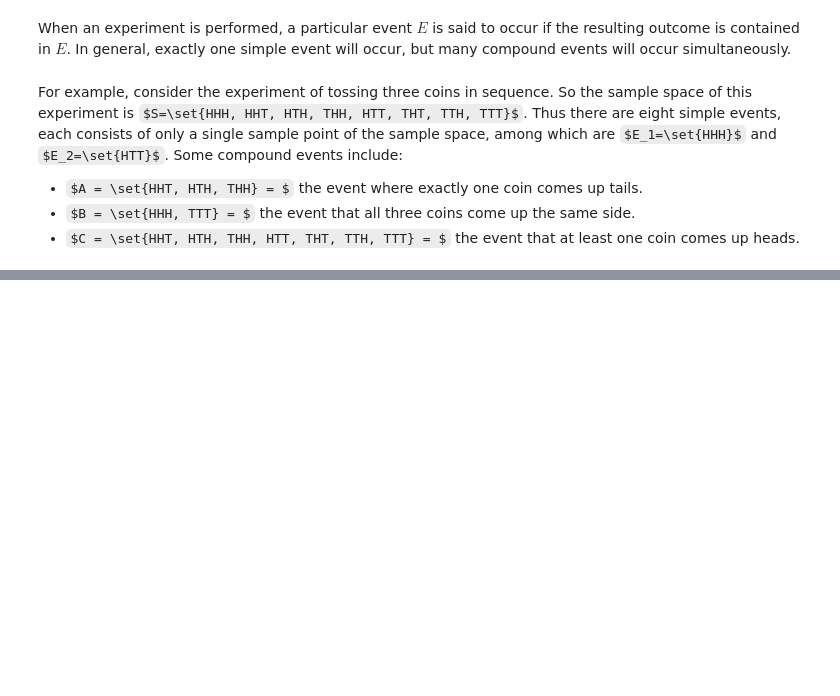
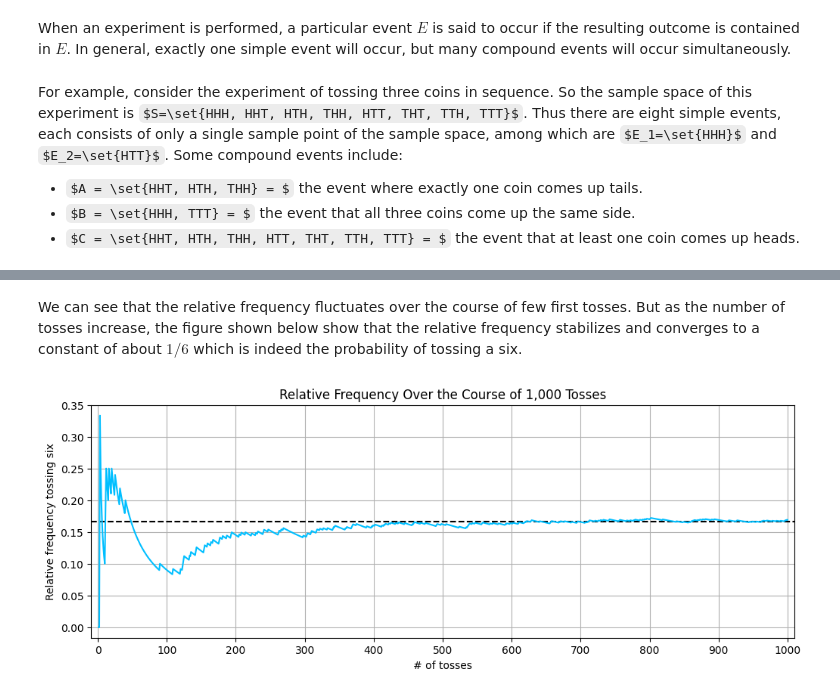
Before and after one commit to NEWisREAL1/Statistics-Notebooks, a Jupyter notebook: Chapter 3 - Probability.ipynb, the cells around one changed output, grey strips where cells are left out. Cells and saved outputs as stored; diff of their text form; code cells hidden in the pictures; some formulas as TeX source; blank space fills up the shorter version.

```diff
--- a/Chapter 3 - Probability.ipynb
+++ b/Chapter 3 - Probability.ipynb
@@ -389,0 +113,3 @@ And that is the estimation of fraction of cheaters.
+# %%
+tossing_result = np.random.randint(1,7,size=10)
+tossing_result_1000 = np.concat((tossing_result, np.random.randint(1,7,size=990)))
@@ -389,0 +137,16 @@ And that is the estimation of fraction of cheaters.
+# %% [markdown]
+We can see that the relative frequency fluctuates over the course of few first tosses. But as the number of tosses increase, the figure shown below show that the relative frequency stabilizes and converges to a constant of about $1/6$ which is indeed the probability of tossing a six.
+# %%
+fig, ax = plt.subplots(figsize=(12,4))
+
+ax.plot([-10,1010], [1/6, 1/6], linestyle='--', color='black')
+ax.plot(np.arange(1,1001), (tossing_result_1000 == 6).cumsum() / np.arange(1,1001), color='deepskyblue')
+
+ax.set_axisbelow(True); ax.grid(True)
+ax.set_xticks(range(0, 1100, 100))
+ax.set_xlim(-10,1010)
+ax.set_title("Relative Frequency Over the Course of 1,000 Tosses")
+ax.set_xlabel("# of tosses")
+ax.set_ylabel("Relative frequency tossing six");
+# %% [output]
+[figure, added]
```
Also changed, not shown: parts of 79 cells of this notebook, 21 other files.
